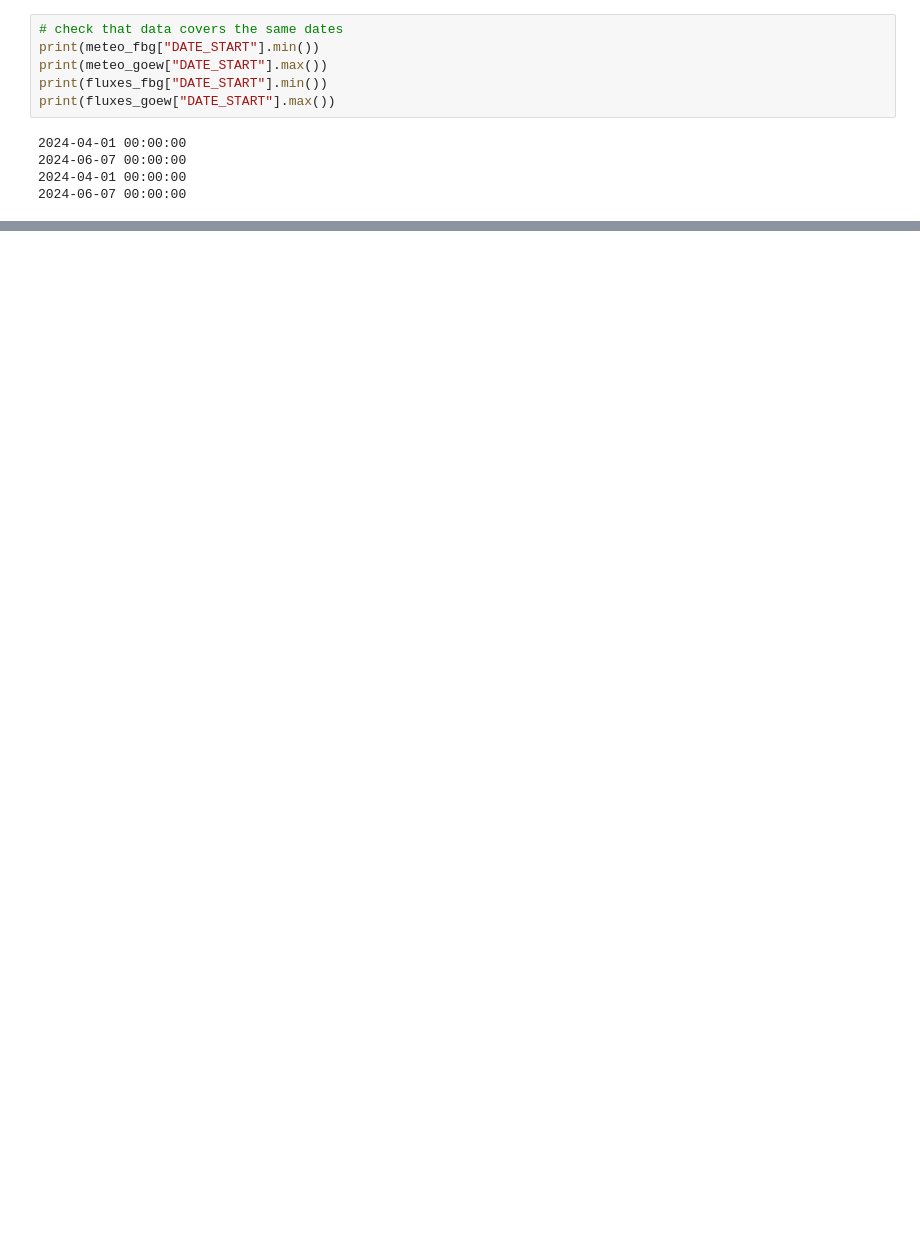
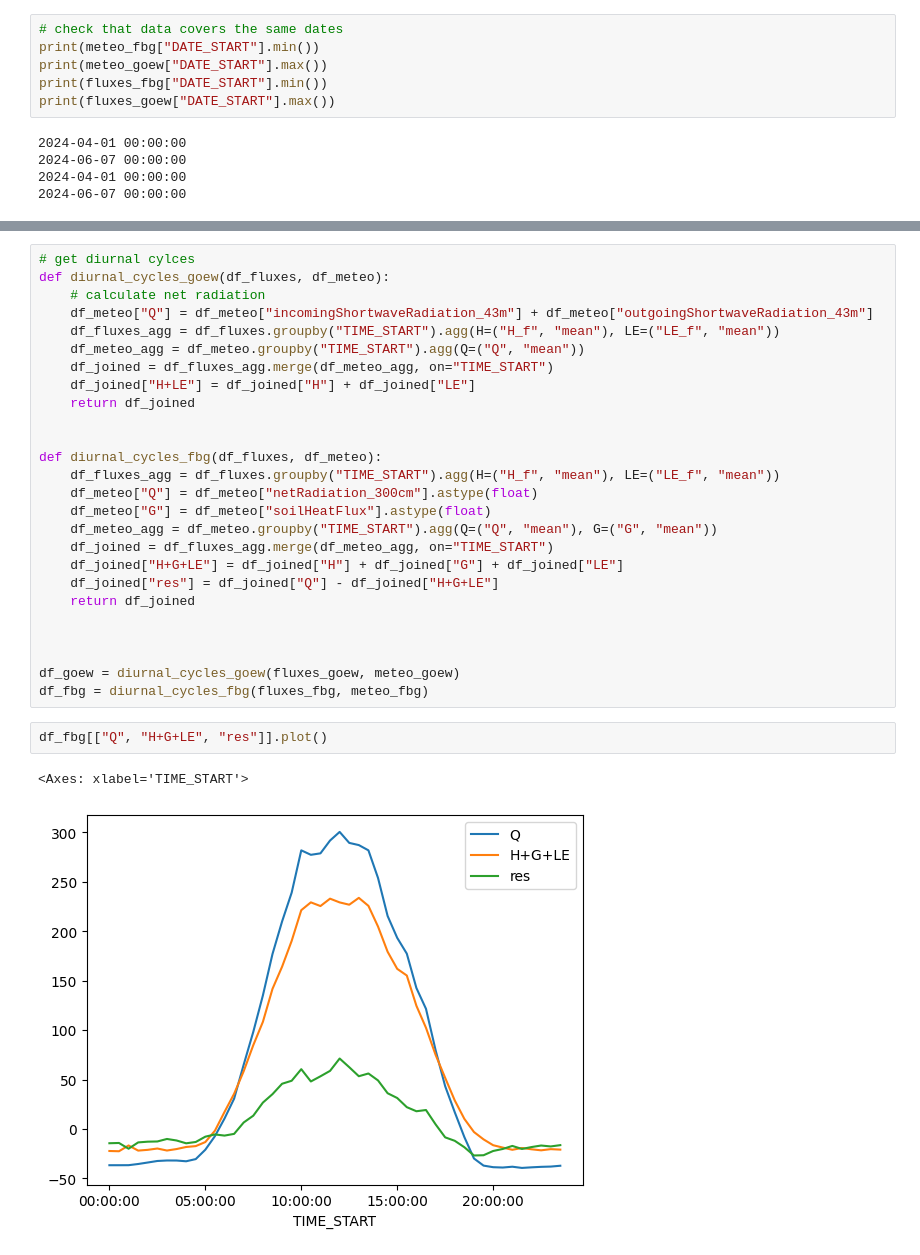
Before and after one commit to justusm00/ebc-project, a Jupyter notebook: data_2024/analysis_2024.ipynb, the cells around one changed output, grey strips where cells are left out. Saved outputs shown, nothing was run; the diff lists cells and outputs as text; blank space fills up the shorter version.

Commit message:
added diurnal cycles

```diff
--- a/data_2024/analysis_2024.ipynb
+++ b/data_2024/analysis_2024.ipynb
@@ -155,0 +173,31 @@ fluxes_goew.boxplot(column="H_f", ax=axs[3, 1])
+# %%
+# get diurnal cylces
+def diurnal_cycles_goew(df_fluxes, df_meteo):
+    # calculate net radiation
+    df_meteo["Q"] = df_meteo["incomingShortwaveRadiation_43m"] + df_meteo["outgoingShortwaveRadiation_43m"]
+    df_fluxes_agg = df_fluxes.groupby("TIME_START").agg(H=("H_f", "mean"), LE=("LE_f", "mean"))
+    df_meteo_agg = df_meteo.groupby("TIME_START").agg(Q=("Q", "mean"))
+    df_joined = df_fluxes_agg.merge(df_meteo_agg, on="TIME_START")
+    df_joined["H+LE"] = df_joined["H"] + df_joined["LE"]
+    return df_joined
+
+
+def diurnal_cycles_fbg(df_fluxes, df_meteo):
+    df_fluxes_agg = df_fluxes.groupby("TIME_START").agg(H=("H_f", "mean"), LE=("LE_f", "mean"))
+    df_meteo["Q"] = df_meteo["netRadiation_300cm"].astype(float)
+    df_meteo["G"] = df_meteo["soilHeatFlux"].astype(float)
+    df_meteo_agg = df_meteo.groupby("TIME_START").agg(Q=("Q", "mean"), G=("G", "mean"))
+    df_joined = df_fluxes_agg.merge(df_meteo_agg, on="TIME_START")
+    df_joined["H+G+LE"] = df_joined["H"] + df_joined["G"] + df_joined["LE"]
+    df_joined["res"] = df_joined["Q"] - df_joined["H+G+LE"]
+    return df_joined
+
+
+
+df_goew = diurnal_cycles_goew(fluxes_goew, meteo_goew)
+df_fbg = diurnal_cycles_fbg(fluxes_fbg, meteo_fbg)
+# %%
+df_fbg[["Q", "H+G+LE", "res"]].plot()
+# %% [output]
+<Axes: xlabel='TIME_START'>
+[figure, added]
```
Also changed, not shown: parts of 5 cells of this notebook, 5 other files.
